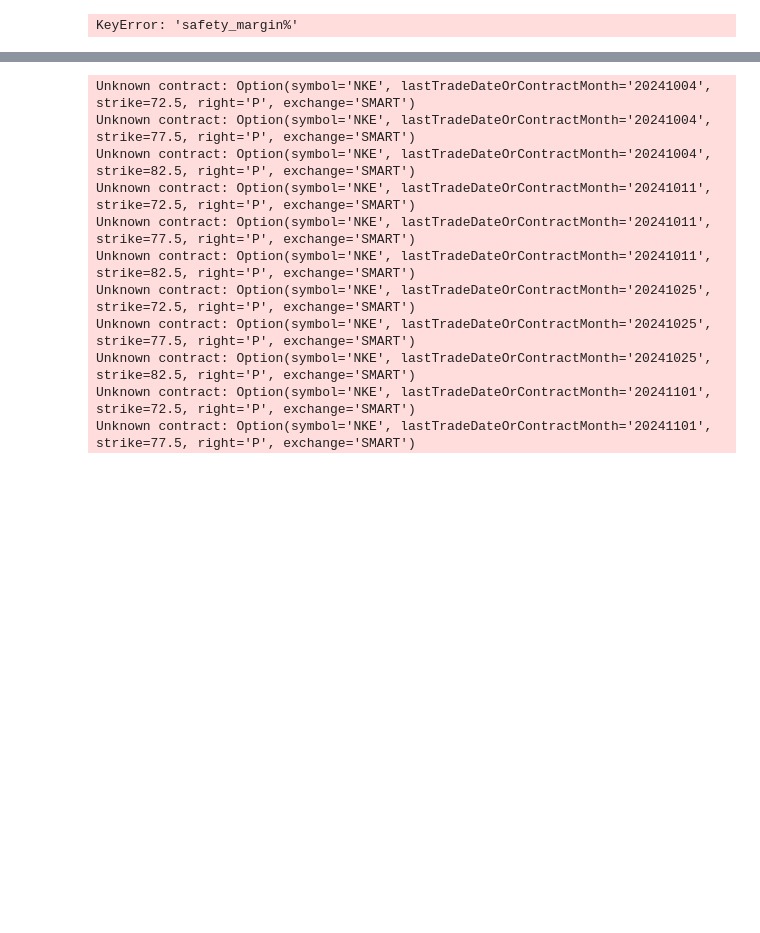
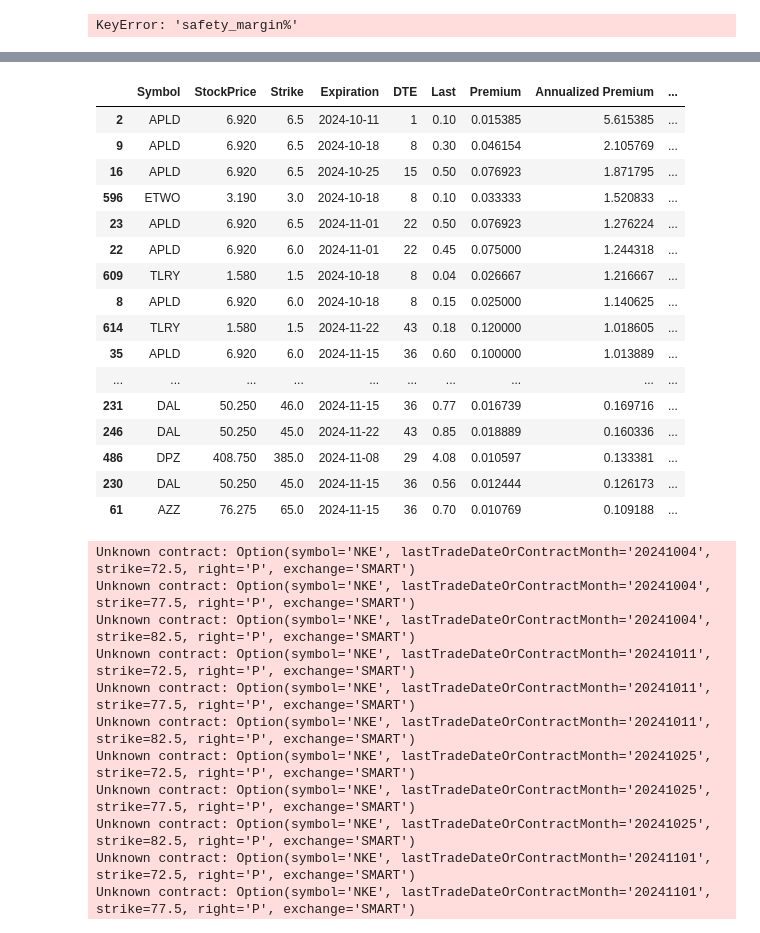
Before and after one commit to lowQuant/IB-Multi-Strategy-ATS, a Jupyter notebook: data_and_research/notebooks/options.ipynb, the cells around one changed output, grey strips where cells are left out. Cells and saved outputs as stored; diff of their text form; code cells hidden in the pictures; blank space fills up the shorter version.

```diff
--- a/data_and_research/notebooks/options.ipynb
+++ b/data_and_research/notebooks/options.ipynb
@@ -354,4 +398,0 @@ df
-# %%
-df['premium'] = df['Ask'] / df['Strike']
-df['annualized_premium'] = df['premium'] * (365 / df['DTE'])
-df
@@ -381,0 +625,2 @@ import asyncio
+# %%
+df = await get_filtered_put_options(ib, symbols=symbols, filtered=False)
@@ -381,0 +662,10 @@ import asyncio
+# %%
+options_df = df.copy()
+options_df['option_premium'] = options_df['Last'] / options_df['Strike']
+options_df['annualized_premium'] = options_df['option_premium'] * (365 / options_df['DTE'])
+options_df['safety_margin%'] = (options_df['StockPrice'] - options_df['Strike']) / options_df['StockPrice']
+options_df = options_df[(options_df['option_premium'] > 0.01) & (options_df['annualized_premium'] > 0.1)]
+
+# # Sort the DataFrame after creating all columns
+# options_df = options_df.sort_values('safety_margin%', ascending=False)
+options_df.sort_values('option_premium', ascending=False)
@@ -381,0 +686,4 @@ import asyncio
+# %%
+o = options_df[['Symbol', 'StockPrice', 'Strike', 'Expiration', 'DTE', 'Last','option_premium','annualized_premium','safety_margin%']]
+o = o.rename(columns = {'option_premium':'Premium','annualized_premium':'Annualized Premium','safety_margin%':'Safety Margin'})
+o
@@ -382,3 +704,23 @@ import asyncio
+# %%
+o[o['Safety Margin'] > 0.05].sort_values('Annualized Premium', ascending=False)
+# %% [output]
+|  | Symbol | StockPrice | Strike | Expiration | DTE | Last | Premium | Annualized Premium | ... |
+| 2 | APLD | 6.920 | 6.5 | 2024-10-11 | 1 | 0.10 | 0.015385 | 5.615385 | ... |
+| 9 | APLD | 6.920 | 6.5 | 2024-10-18 | 8 | 0.30 | 0.046154 | 2.105769 | ... |
+| 16 | APLD | 6.920 | 6.5 | 2024-10-25 | 15 | 0.50 | 0.076923 | 1.871795 | ... |
+| 596 | ETWO | 3.190 | 3.0 | 2024-10-18 | 8 | 0.10 | 0.033333 | 1.520833 | ... |
+| 23 | APLD | 6.920 | 6.5 | 2024-11-01 | 22 | 0.50 | 0.076923 | 1.276224 | ... |
+| 22 | APLD | 6.920 | 6.0 | 2024-11-01 | 22 | 0.45 | 0.075000 | 1.244318 | ... |
+| 609 | TLRY | 1.580 | 1.5 | 2024-10-18 | 8 | 0.04 | 0.026667 | 1.216667 | ... |
+| 8 | APLD | 6.920 | 6.0 | 2024-10-18 | 8 | 0.15 | 0.025000 | 1.140625 | ... |
+| 614 | TLRY | 1.580 | 1.5 | 2024-11-22 | 43 | 0.18 | 0.120000 | 1.018605 | ... |
+| 35 | APLD | 6.920 | 6.0 | 2024-11-15 | 36 | 0.60 | 0.100000 | 1.013889 | ... |
+| ... | ... | ... | ... | ... | ... | ... | ... | ... | ... |
+| 231 | DAL | 50.250 | 46.0 | 2024-11-15 | 36 | 0.77 | 0.016739 | 0.169716 | ... |
+| 246 | DAL | 50.250 | 45.0 | 2024-11-22 | 43 | 0.85 | 0.018889 | 0.160336 | ... |
+| 486 | DPZ | 408.750 | 385.0 | 2024-11-08 | 29 | 4.08 | 0.010597 | 0.133381 | ... |
+| 230 | DAL | 50.250 | 45.0 | 2024-11-15 | 36 | 0.56 | 0.012444 | 0.126173 | ... |
+| 61 | AZZ | 76.275 | 65.0 | 2024-11-15 | 36 | 0.70 | 0.010769 | 0.109188 | ... |
 # %%
 async def get_filtered_put_options_async(ib, symbol, max_dte=60, safety_margin=0.5):
     # Get the stock contract
```
Also changed, not shown: parts of 18 cells of this notebook.
